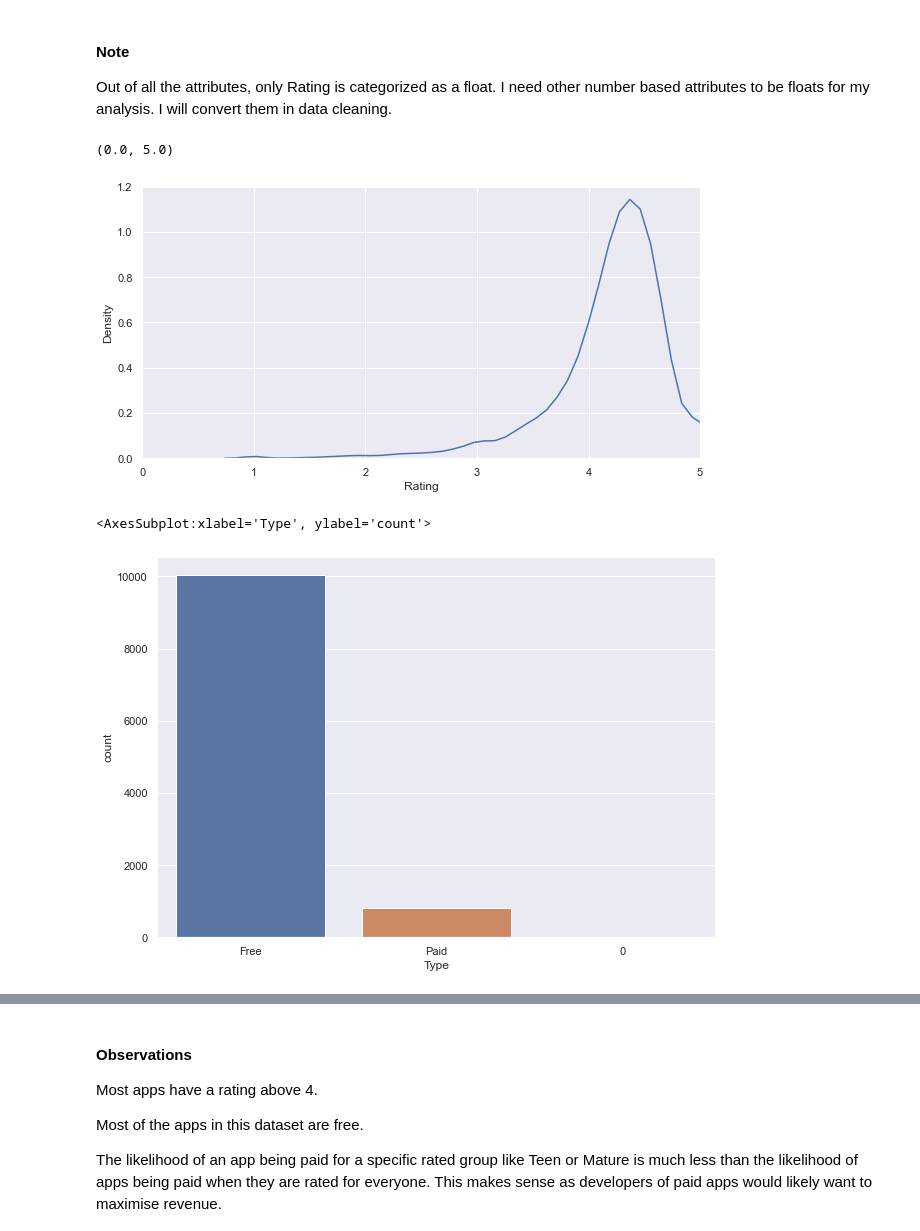
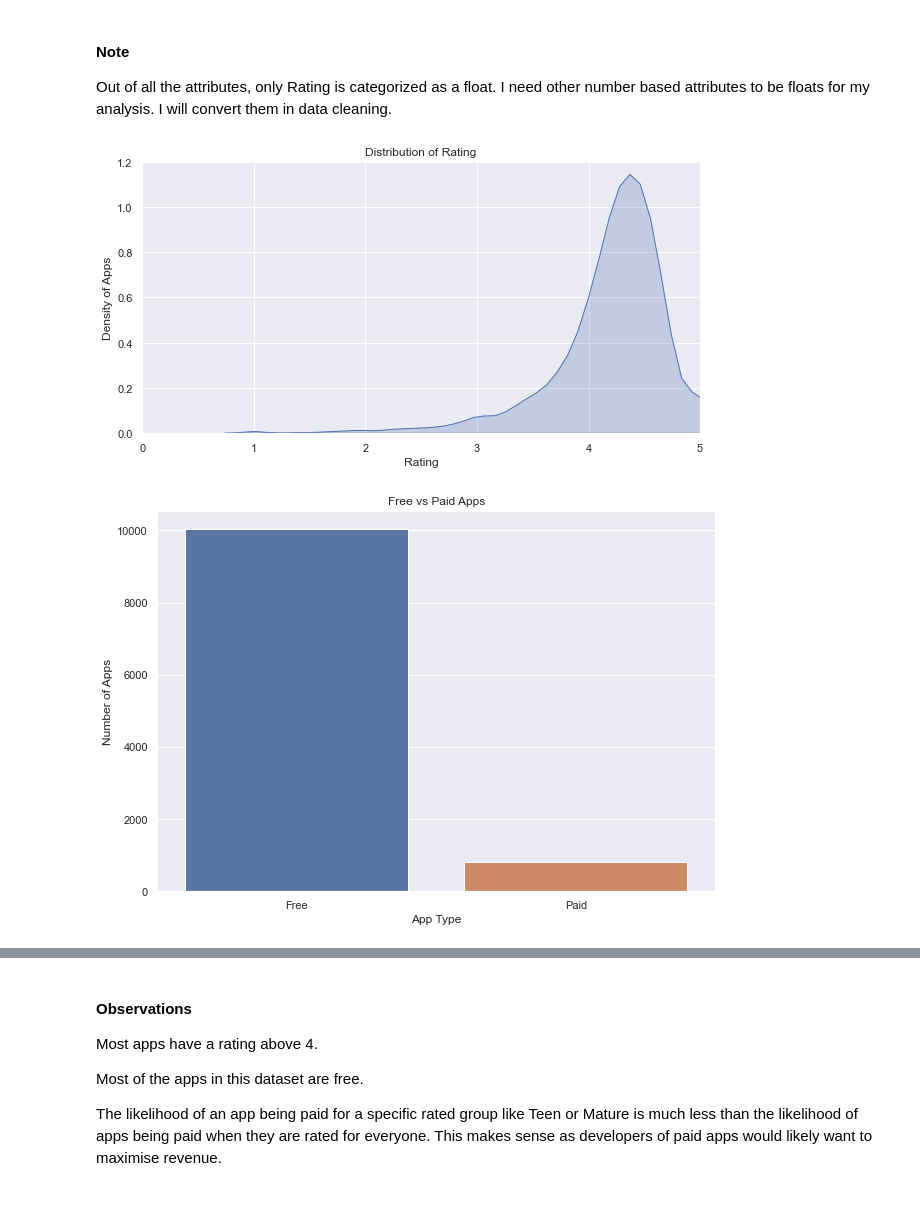
Before and after one commit to ubco-W2022T1-cosc301/project-group36, a Jupyter notebook: notebooks/analysis2.ipynb, the cells around one changed output, grey strips where cells are left out. Saved outputs shown, nothing was run; the diff lists cells and outputs as text; code cells hidden in the pictures; blank space fills up the shorter version.

Commit message:
Added labels to graphs

```diff
--- a/notebooks/analysis2.ipynb
+++ b/notebooks/analysis2.ipynb
@@ -240,14 +240,14 @@ dtype: object
 Out of all the attributes, only Rating is categorized as a float. I need other number based attributes to be floats for my analysis. I will convert them in data cleaning.
 # %%
 sns.set(rc={"figure.figsize":(10, 5)})
-sns.kdeplot(data=df, x = 'Rating').set_xlim(0, 5.0)
+p = sns.kdeplot(data=df, x = 'Rating', fill=True)
+p.set_xlim(0, 5.0)
+p.set(title='Distribution of Rating', ylabel='Density of Apps');
 # %% [output]
-(0.0, 5.0)
-[figure, old version]
+[figure, new version]
 # %%
 sns.set(rc={"figure.figsize":(10, 7)})
-sns.countplot(data=df, x= 'Type')
+sns.countplot(data=df[-(df.Type == '0')], x= 'Type').set(title='Free vs Paid Apps',ylabel='Number of Apps',xlabel='App Type');
 # %% [output]
-<AxesSubplot:xlabel='Type', ylabel='count'>
-[figure, old version]
+[figure, new version]
 # %%
```
Also changed, not shown: parts of 6 cells of this notebook, 1 other file.
